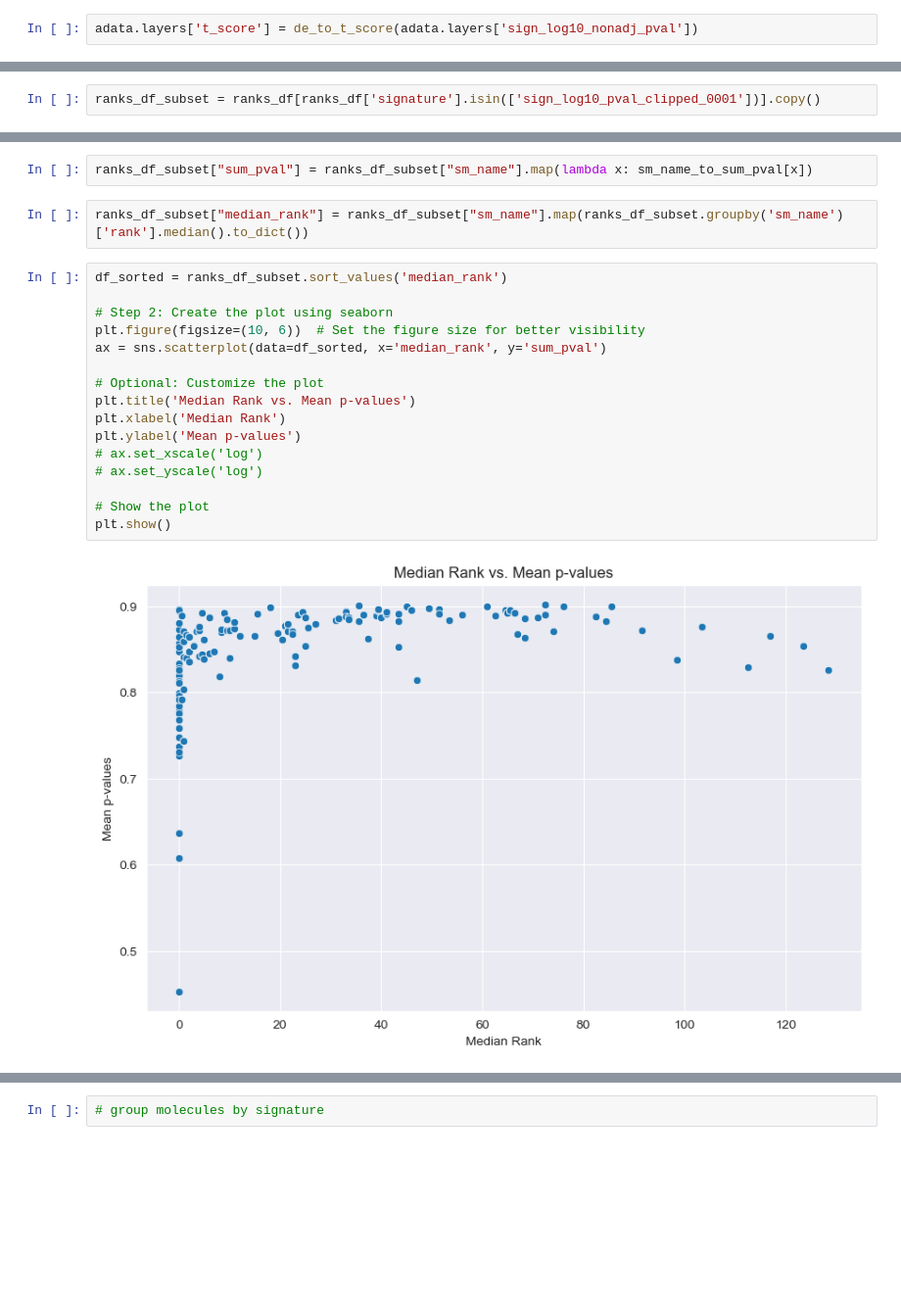
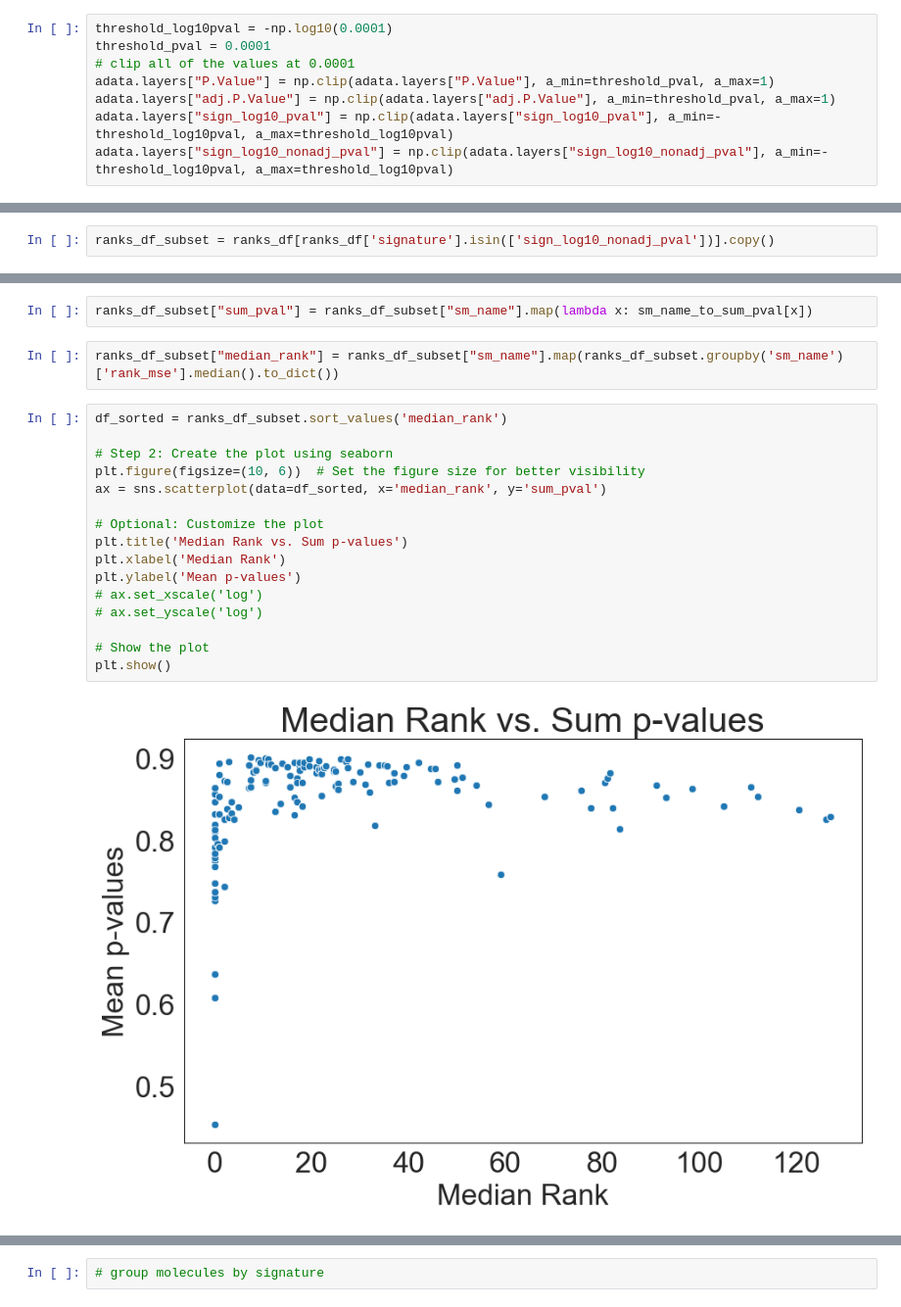
Before and after one commit to theislab/task-dge-perturbation-prediction-analysis, a Jupyter notebook: representation_analysis/representation_analysis.ipynb, the cells around one changed output, grey strips where cells are left out. Shown at 98% size. Saved outputs shown, nothing was run; the diff lists cells and outputs as text; blank space fills up the shorter version.

```diff
--- a/representation_analysis/representation_analysis.ipynb
+++ b/representation_analysis/representation_analysis.ipynb
@@ -42,5 +29,11 @@ def de_to_t_score(de):
-# %%
-adata.layers['t_score'] = de_to_t_score(adata.layers['sign_log10_nonadj_pval'])
+# %%
+threshold_log10pval = -np.log10(0.0001)
+threshold_pval = 0.0001
+# clip all of the values at 0.0001
+adata.layers["P.Value"] = np.clip(adata.layers["P.Value"], a_min=threshold_pval, a_max=1)
+adata.layers["adj.P.Value"] = np.clip(adata.layers["adj.P.Value"], a_min=threshold_pval, a_max=1)
+adata.layers["sign_log10_pval"] = np.clip(adata.layers["sign_log10_pval"], a_min=-threshold_log10pval, a_max=threshold_log10pval)
+adata.layers["sign_log10_nonadj_pval"] = np.clip(adata.layers["sign_log10_nonadj_pval"], a_min=-threshold_log10pval, a_max=threshold_log10pval)
 # %%
 def calculate_mse(single_data, multiple_data):
     squared_diffs = (single_data - multiple_data) ** 2
@@ -244,3 +236,3 @@ plt.show()
 # %%
-ranks_df_subset = ranks_df[ranks_df['signature'].isin(['sign_log10_pval_clipped_0001'])].copy()
+ranks_df_subset = ranks_df[ranks_df['signature'].isin(['sign_log10_nonadj_pval'])].copy()
 # %%
@@ -257,25 +249,25 @@ sm_name_to_sum_pval = sum_sign_log10_pval.to_dict()
 # %%
 ranks_df_subset["sum_pval"] = ranks_df_subset["sm_name"].map(lambda x: sm_name_to_sum_pval[x])
 # %%
-ranks_df_subset["median_rank"] = ranks_df_subset["sm_name"].map(ranks_df_subset.groupby('sm_name')['rank'].median().to_dict())
+ranks_df_subset["median_rank"] = ranks_df_subset["sm_name"].map(ranks_df_subset.groupby('sm_name')['rank_mse'].median().to_dict())
 # %%
 df_sorted = ranks_df_subset.sort_values('median_rank')
 
 # Step 2: Create the plot using seaborn
 plt.figure(figsize=(10, 6))  # Set the figure size for better visibility
 ax = sns.scatterplot(data=df_sorted, x='median_rank', y='sum_pval')
 
 # Optional: Customize the plot
-plt.title('Median Rank vs. Mean p-values')
+plt.title('Median Rank vs. Sum p-values')
 plt.xlabel('Median Rank')
 plt.ylabel('Mean p-values')
 # ax.set_xscale('log')
 # ax.set_yscale('log')
 
 # Show the plot
 plt.show()
 # %% [output]
-[figure, old version]
+[figure, new version]
 # %%
 df_sorted[df_sorted.sum_pval < 0.8].sm_name.unique()
 # %% [output]
```
Also changed, not shown: parts of 11 cells of this notebook.
